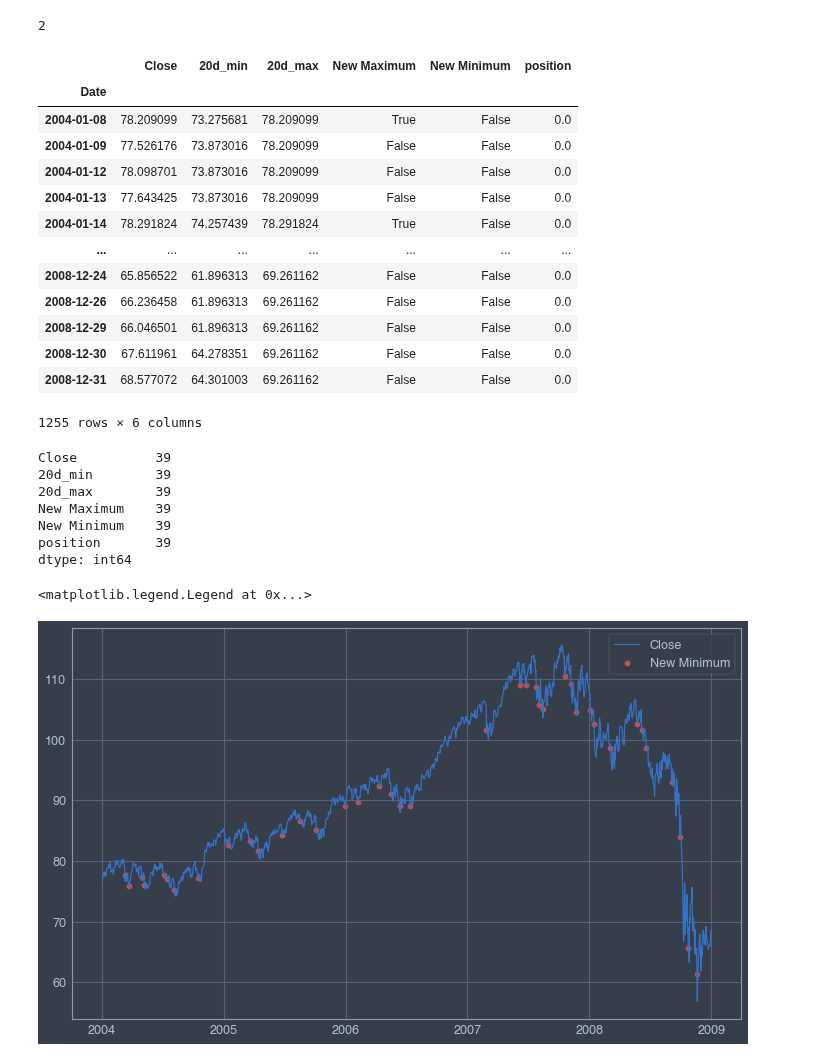
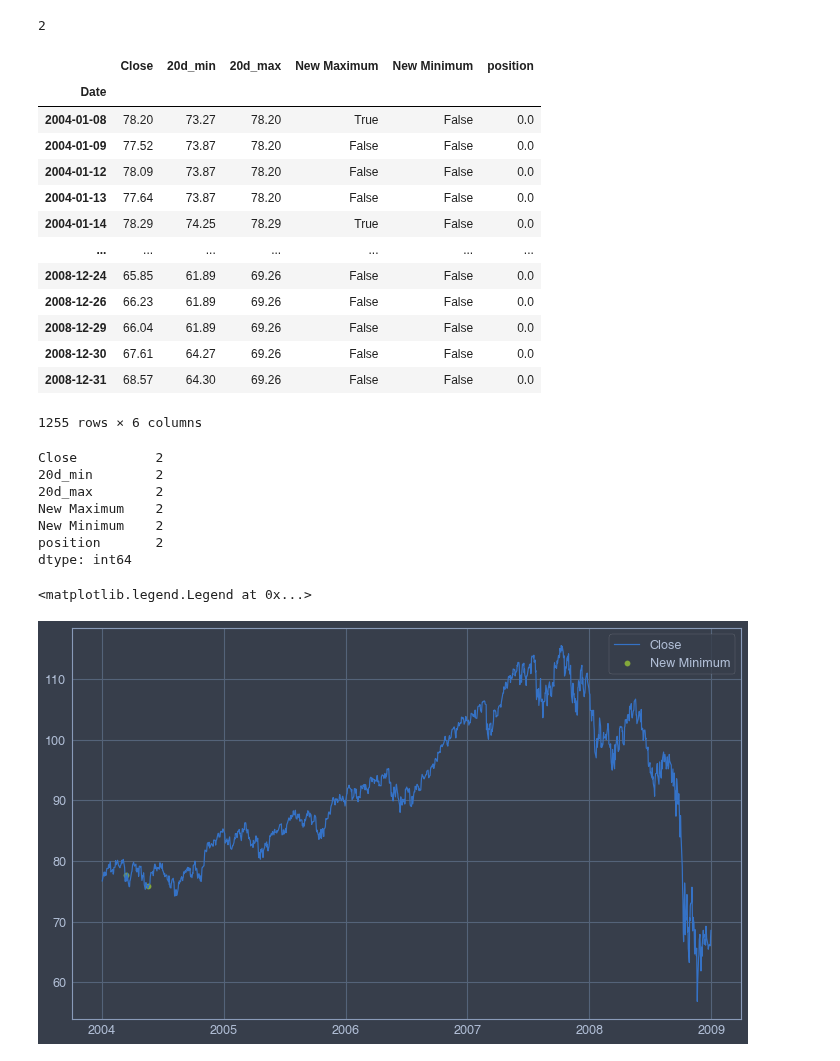
Before and after one commit to fadeeva/stock_market_research, a Jupyter notebook: classic/turtle_soup/simple/simple_TURTLE_SOUP.ipynb, the cells around one changed output. Cells and saved outputs as stored; diff of their text form; code cells hidden in the pictures.

```diff
--- a/classic/turtle_soup/simple/simple_TURTLE_SOUP.ipynb
+++ b/classic/turtle_soup/simple/simple_TURTLE_SOUP.ipynb
@@ -29,6 +30,9 @@ import yfinance as yf
 
 from jupyterthemes import jtplot
 jtplot.style(theme='onedork', figsize=(15, 9))
+# %%
+def truncate(number):
+    return math.floor(number * 10 ** 2) / 10 ** 2
 # %%
 spy_df = pd.read_csv('../../../data/SPY_2002-01-01_2022-12-31_1d.csv', index_col=0, parse_dates=True)
 spy_df.tail()
@@ -58,3 +62,6 @@ spy_close
 | 2022-12-29 | 381.982178 |
 | 2022-12-30 | 380.975983 |
 5287 rows × 1 columns
+# %%
+spy_close['Close'] = spy_close['Close'].apply(truncate)
+spy_close
@@ -297,21 +323,24 @@ l
 # %% [output]
 2
 # %%
+# разместите для целей входа покупающий стоп на 5—10 тиков выше предыдущего 20-дневного минимума
 prepare = False
-prev_min = 0
+order_level = 0
 def turtle_soup(data):
     global prepare
-    global prev_min
-    if data['New Minimum']:
-        idx = spy_position.index.get_loc(data.name)
-        l = len(spy_position.iloc[idx - 4: idx]['New Minimum'][spy_position.iloc[idx - 4: idx]['New Minimum']])
-        prev_min = spy_position.iloc[idx - 1]['20d_min']
-        if not l:
-            prepare = True
+    global order_level
 
-    if data['Close'] < prev_min and prepare:
+    if prepare and order_level == data['Close']:
         prepare = False
         return 1
+
+    if data['New Minimum']:
+        if not prepare:
+            idx = spy_position.index.get_loc(data.name)
+            l = len(spy_position.iloc[idx - 4: idx]['New Minimum'][spy_position.iloc[idx - 4: idx]['New Minimum']])
+            order_level = spy_position.iloc[idx]['20d_min']
+            if not l:
+                prepare = True
     return 0
 #     if data['New Minimum'] and len(previous_4_days_period_minimums) == 0:
 #         if current_price < previous_minimum:
@@ -329,35 +358,35 @@ spy_position.dropna()
 # %% [output]
 |  | Close | 20d_min | 20d_max | New Maximum | New Minimum | position |
 | Date |  |  |  |  |  |  |
-| 2004-01-08 | 78.209099 | 73.275681 | 78.209099 | True | False | 0.0 |
-| 2004-01-09 | 77.526176 | 73.873016 | 78.209099 | False | False | 0.0 |
-| 2004-01-12 | 78.098701 | 73.873016 | 78.209099 | False | False | 0.0 |
-| 2004-01-13 | 77.643425 | 73.873016 | 78.209099 | False | False | 0.0 |
-| 2004-01-14 | 78.291824 | 74.257439 | 78.291824 | True | False | 0.0 |
+| 2004-01-08 | 78.20 | 73.27 | 78.20 | True | False | 0.0 |
+| 2004-01-09 | 77.52 | 73.87 | 78.20 | False | False | 0.0 |
+| 2004-01-12 | 78.09 | 73.87 | 78.20 | False | False | 0.0 |
+| 2004-01-13 | 77.64 | 73.87 | 78.20 | False | False | 0.0 |
+| 2004-01-14 | 78.29 | 74.25 | 78.29 | True | False | 0.0 |
 | ... | ... | ... | ... | ... | ... | ... |
-| 2008-12-24 | 65.856522 | 61.896313 | 69.261162 | False | False | 0.0 |
-| 2008-12-26 | 66.236458 | 61.896313 | 69.261162 | False | False | 0.0 |
-| 2008-12-29 | 66.046501 | 61.896313 | 69.261162 | False | False | 0.0 |
-| 2008-12-30 | 67.611961 | 64.278351 | 69.261162 | False | False | 0.0 |
-| 2008-12-31 | 68.577072 | 64.301003 | 69.261162 | False | False | 0.0 |
+| 2008-12-24 | 65.85 | 61.89 | 69.26 | False | False | 0.0 |
+| 2008-12-26 | 66.23 | 61.89 | 69.26 | False | False | 0.0 |
+| 2008-12-29 | 66.04 | 61.89 | 69.26 | False | False | 0.0 |
+| 2008-12-30 | 67.61 | 64.27 | 69.26 | False | False | 0.0 |
+| 2008-12-31 | 68.57 | 64.30 | 69.26 | False | False | 0.0 |
 1255 rows × 6 columns
 # %%
 spy_position[spy_position['position'] == 1].count()
 # %% [output]
-Close          39
-20d_min        39
-20d_max        39
-New Maximum    39
-New Minimum    39
-position       39
+Close          2
+20d_min        2
+20d_max        2
+New Maximum    2
+New Minimum    2
+position       2
 dtype: int64
 # %%
 spy_min_position = spy_position[spy_position['position'] == 1]
 fig, ax = plt.subplots()
 ax.plot(spy_position.index, spy_position['Close'], label='Close')
-ax.scatter(spy_min_position.index, spy_min_position['Close'], label='New Minimum', c='r')
+ax.scatter(spy_min_position.index, spy_min_position['Close'], label='New Minimum', c='g')
 ax.grid(True)
 plt.legend()
 # %% [output]
 <matplotlib.legend.Legend at 0x...>
-[figure, old version]
+[figure, new version]
```
Also changed, not shown: parts of 14 cells of this notebook.
